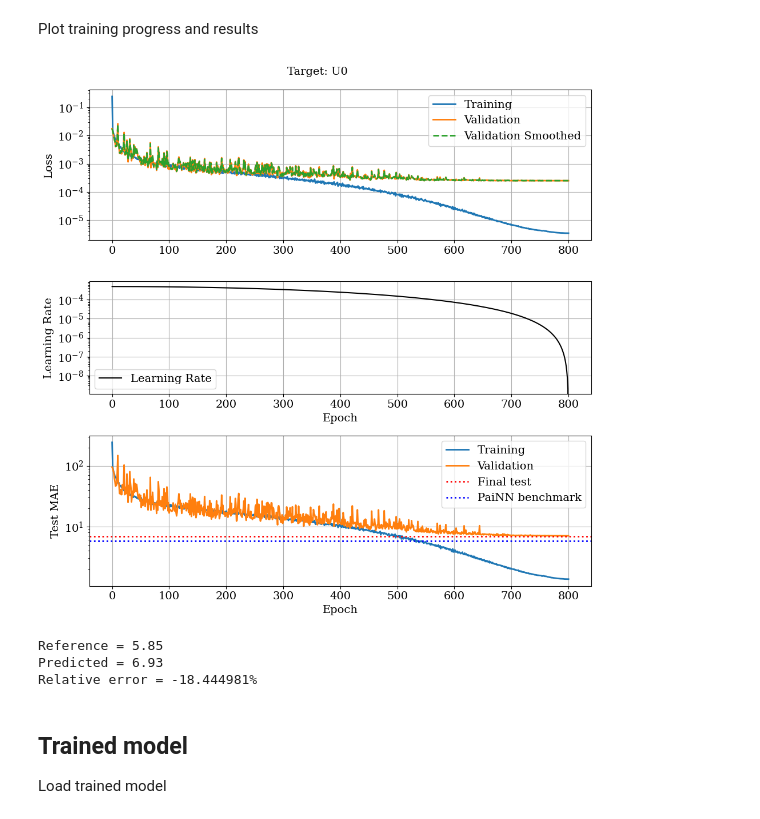
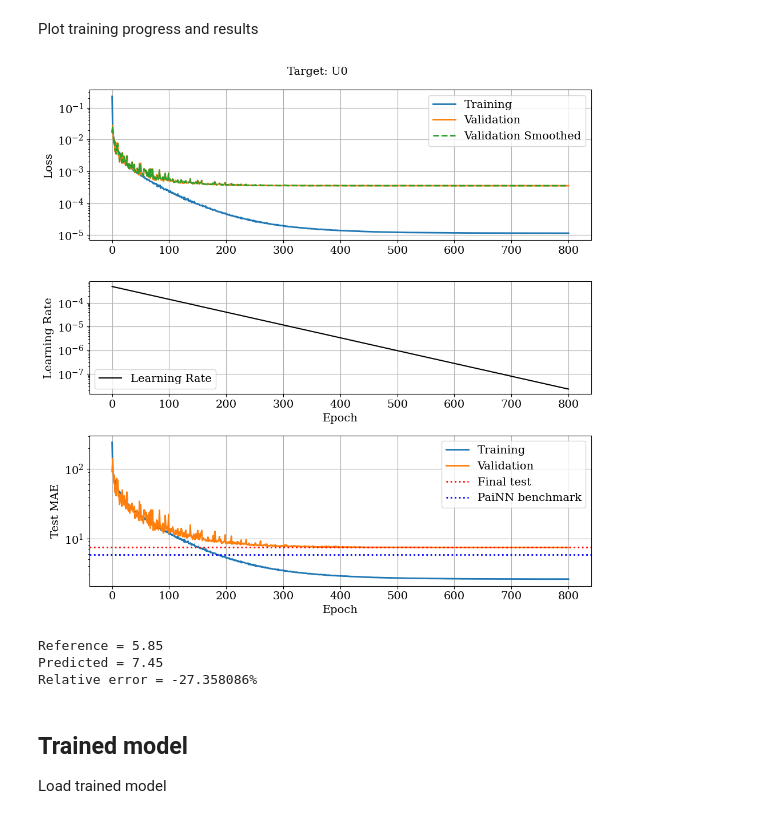
Before and after one commit to MarkusTHolm/DeepLearning_PAINN, a Jupyter notebook: examples/dataplotter.ipynb, the cells around one changed output. Cells and saved outputs as stored; diff of their text form; code cells hidden in the pictures.

```diff
--- a/examples/dataplotter.ipynb
+++ b/examples/dataplotter.ipynb
@@ -21,8 +21,8 @@ Here, the benchmark results from the PaiNN paper are restated:
 # %%
 test_mae_benchmark = np.array([[0.012, 0.045, 27.6, 20.4, 45.7, 0.066, 1.28, 5.85, 5.83, 5.98, 7.35, 0.024]])
 target_names = ['mu', 'alpha', 'eps_HOMO', 'eps_LUMO', 'deps', 'R2', 'ZPVE', 'U0', 'U', 'H', 'G','cv']
-df = pd.DataFrame(data=test_mae_benchmark, columns=target_names)
-df.index=['Reference']
+df_benchmark = pd.DataFrame(data=test_mae_benchmark, columns=target_names)
+df_benchmark.index=['Reference']
 # %% [markdown]
 ## Training history
 
@@ -51,7 +51,7 @@ def load_all_results(parameter, values, relative_path):
                         res_all[f"{parameter}_{val}"] = res
     return res_all
 
-relative_path = 'runs/train/2024-11-26'
+relative_path = 'runs/train/2024-12-06'
 target=7
 parameter = 'tMax'
 values = [200, 400, 600, 800, 1000]
@@ -87 +69,21 @@ IndexError: single positional indexer is out-of-bounds
+# %%
+test_MAEs = [res_all[res]['test_MAE'][0] for res in res_all]
+
+# targets = [target_names[res_all[res]['target']] for res in res_all]
+tMaxs = [res_all[res]['tMax'] for res in res_all]
+new_row = dict(zip(tMaxs, test_MAEs))
+
+# Add to dataframe
+# df = pd.concat([df, pd.DataFrame([new_row])])
+# relative_errors = (df.iloc[1] - df.iloc[0])/df.iloc[0]
+# df = pd.concat([df, pd.DataFrame([relative_errors])])
+# df = pd.DataFrame(df)
+# df.index = ['Reference', 'Predicted', 'Relative Error']
+
+test_MAEs_reference = np.tile(df_benchmark[target_names[target]].values, len(values))
+data = np.vstack([test_MAEs, test_MAEs_reference])
+df = pd.DataFrame(data=data,  columns=values)
+relative_errors = (df.iloc[0] - df.iloc[1])/df.iloc[1]
+df = pd.concat([df, pd.DataFrame([relative_errors])])
+df = pd.DataFrame(df)
 # %%
@@ -117,40 +118,43 @@ def plot_training_progress(data, target_name):
     ax2.semilogy(data['epoch'], data['lr'], 'k-', label='Learning Rate')
     ax2.set_xlabel('Epoch')
     ax2.set_ylabel('Learning Rate', color='k')
     ax2.tick_params(axis='y', labelcolor='k')
     ax2.legend(loc='lower left')  # Combine legends
     ax2.grid(True)
 
     # target_name = target_names[data['target']]
     plt.suptitle(f"Target: {target_name}")
     fig.tight_layout()
 
+    reference_value = df_benchmark[target_name].values[0]
+
     # Plot primary y-axis (losses) on the first subplot
     ax3.semilogy(data['epoch'], data['train_MAE'],'-', lw=lw, label='Training')
     ax3.semilogy(data['epoch'], data['val_MAE'],'-', lw=lw, label='Validation')
     ax3.set_xlabel('Epoch')
     ax3.set_ylabel('Test MAE')
         # Plot test MAE as a horizontal line
     test_mae = data['test_MAE'][0]  # Convert tensor to a scalar
     ax3.axhline(y=test_mae, color='r', linestyle=':', lw=lw, label='Final test')
-    ax3.axhline(y=df[target_name]['Reference'], color='b', linestyle=':', lw=lw, label='PaiNN benchmark')
+    ax3.axhline(y=reference_value, color='b', linestyle=':', lw=lw, label='PaiNN benchmark')
     ax3.legend(loc='upper right')  # Update legend to include Test MAE
     ax3.grid(True)
     fig.tight_layout()
     plt.show()
 
-    rel_err = (df[target_name]['Reference'] - test_mae)/df[target_name]['Reference']
-    print(f"Reference = {df[target_name]['Reference']:1.2f}")
+    rel_err = (reference_value - test_mae)/reference_value
+    print(f"Reference = {reference_value:1.2f}")
     print(f"Predicted = {test_mae:1.2f}")
     print(f"Relative error = {rel_err:%}")
 
+
 # print(f"{target=}")
 plot_training_progress(res_all['tMax_800'], target_names[target])
 # %% [output]
-[figure, old version]
+[figure, new version]
 Reference = 5.85
-Predicted = 6.93
-Relative error = -18.444981%
+Predicted = 7.45
+Relative error = -27.358086%
 # %% [markdown]
 ## Trained model
 
```
Also changed, not shown: parts of 8 cells of this notebook, 4 other files.
